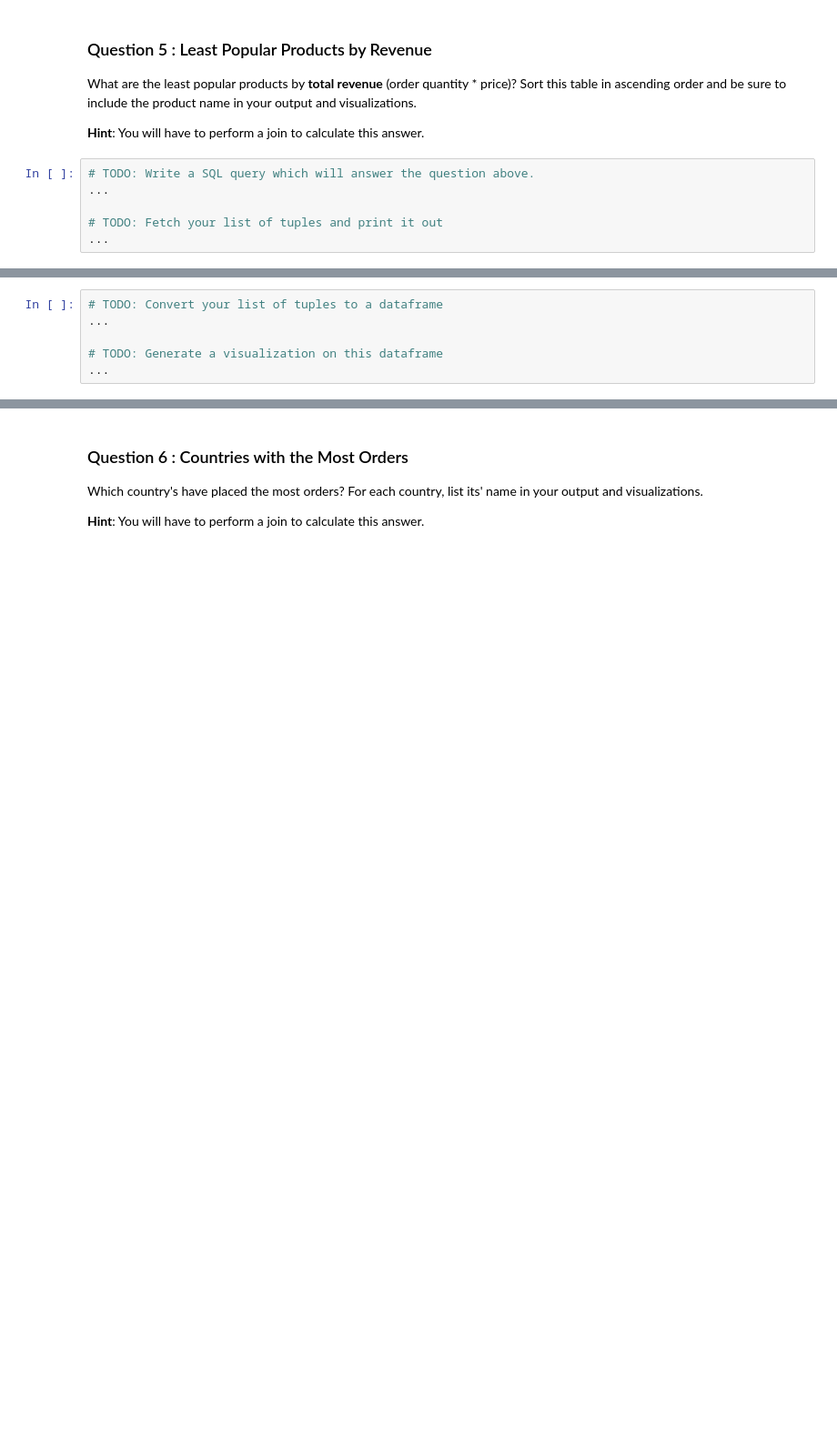
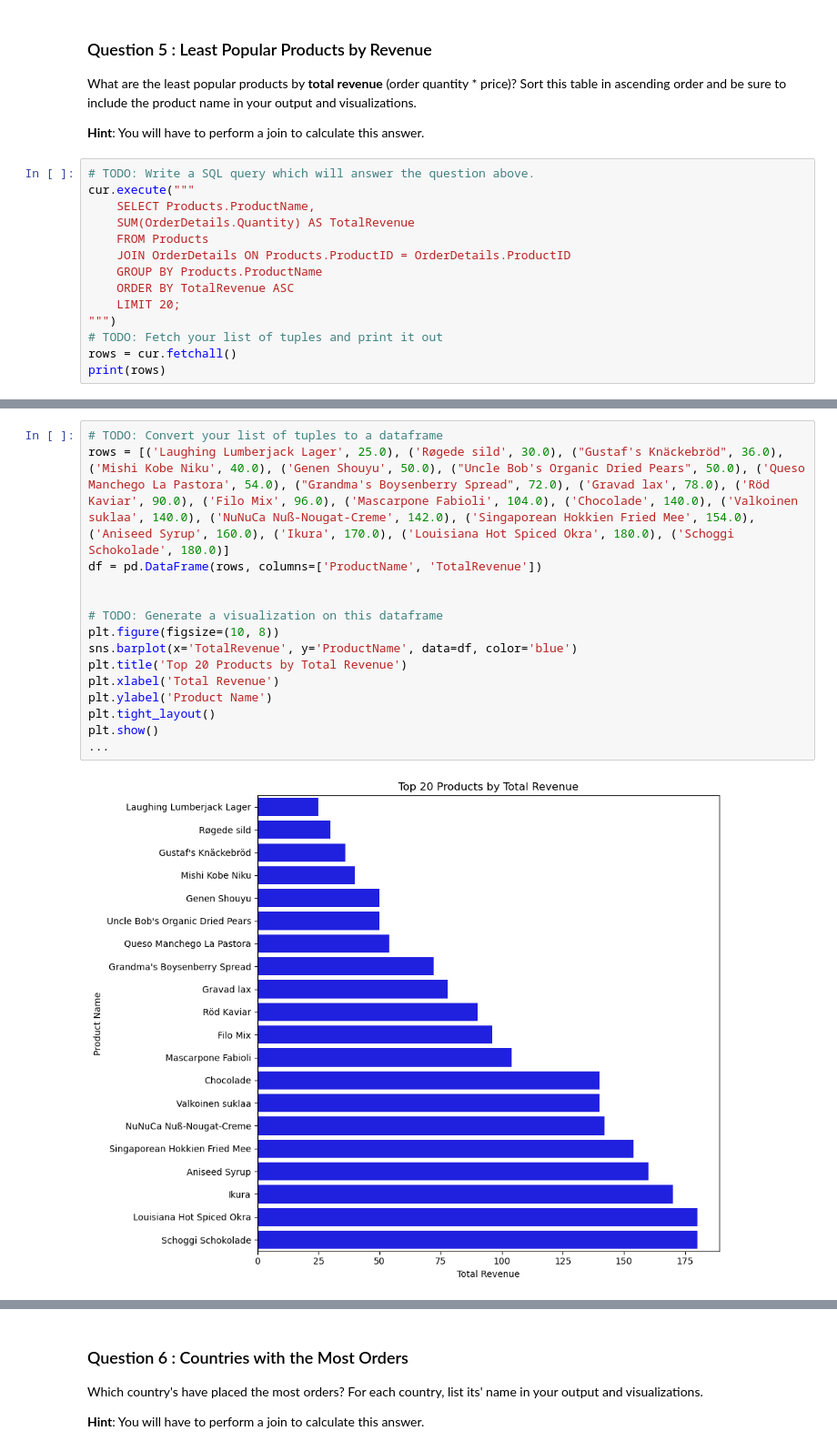
Before and after one commit to talgat24/foodie, a Jupyter notebook: adhoc_report.ipynb, the cells around one changed output, grey strips where cells are left out. Shown at 91% size. Cells and saved outputs as stored; diff of their text form; blank space fills up the shorter version.

```diff
--- a/adhoc_report.ipynb
+++ b/adhoc_report.ipynb
@@ -161,7 +161,15 @@ What are the least popular products by **total revenue** (order quantity * price
 **Hint**: You will have to perform a join to calculate this answer.
 # %%
 # TODO: Write a SQL query which will answer the question above.
-...
-
+cur.execute("""
+    SELECT Products.ProductName,
+    SUM(OrderDetails.Quantity) AS TotalRevenue
+    FROM Products
+    JOIN OrderDetails ON Products.ProductID = OrderDetails.ProductID
+    GROUP BY Products.ProductName
+    ORDER BY TotalRevenue ASC
+    LIMIT 20;
+""")
 # TODO: Fetch your list of tuples and print it out
-...
+rows = cur.fetchall()
+print(rows)
@@ -168,6 +178,17 @@ What are the least popular products by **total revenue** (order quantity * price
 # %%
 # TODO: Convert your list of tuples to a dataframe
-...
+rows = [('Laughing Lumberjack Lager', 25.0), ('Røgede sild', 30.0), ("Gustaf's Knäckebröd", 36.0), ('Mishi Kobe Niku', 40.0), ('Genen Shouyu', 50.0), ("Uncle Bob's Organic Dried Pears", 50.0), ('Queso Manchego La Pastora', 54.0), ("Grandma's Boysenberry Spread", 72.0), ('Gravad lax', 78.0), ('Röd Kaviar', 90.0), ('Filo Mix', 96.0), ('Mascarpone Fabioli', 104.0), ('Chocolade', 140.0), ('Valkoinen suklaa', 140.0), ('NuNuCa Nuß-Nougat-Creme', 142.0), ('Singaporean Hokkien Fried Mee', 154.0), ('Aniseed Syrup', 160.0), ('Ikura', 170.0), ('Louisiana Hot Spiced Okra', 180.0), ('Schoggi Schokolade', 180.0)]
+df = pd.DataFrame(rows, columns=['ProductName', 'TotalRevenue'])
+
 
 # TODO: Generate a visualization on this dataframe
+plt.figure(figsize=(10, 8))
+sns.barplot(x='TotalRevenue', y='ProductName', data=df, color='blue')
+plt.title('Top 20 Products by Total Revenue')
+plt.xlabel('Total Revenue')
+plt.ylabel('Product Name')
+plt.tight_layout()
+plt.show()
 ...
+# %% [output]
+[figure, added]
```
Also changed, not shown: parts of 12 cells of this notebook.
